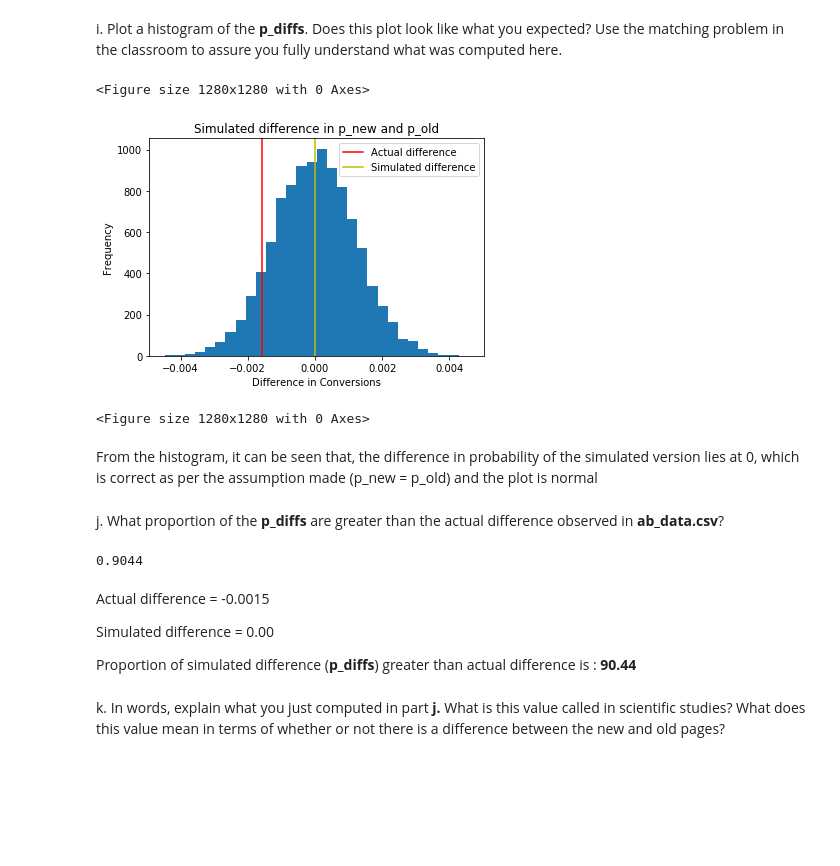
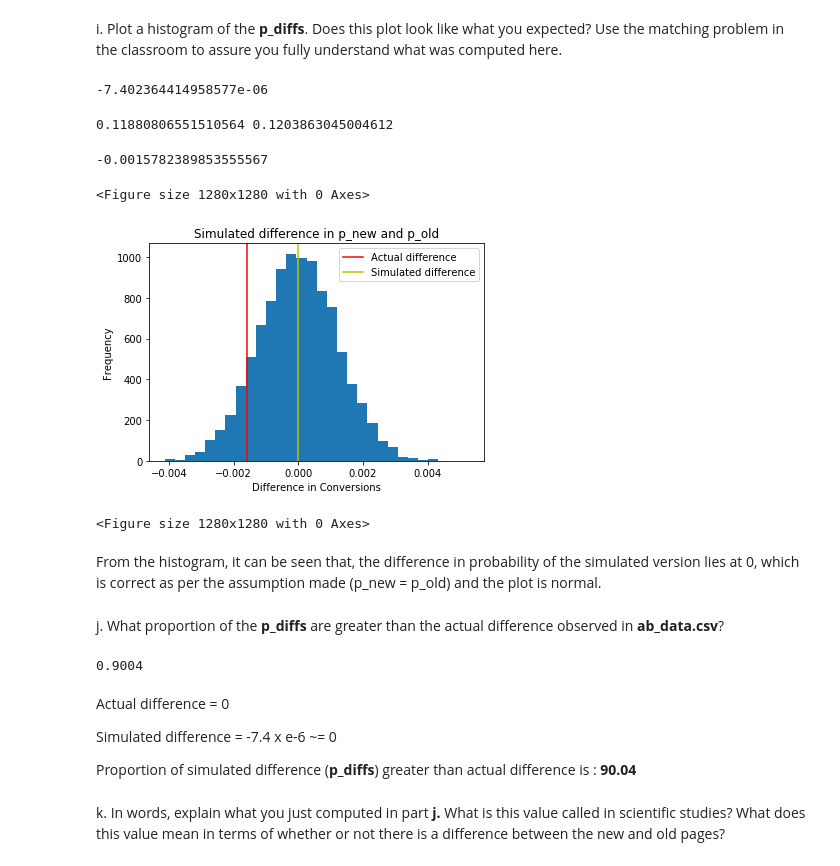
Before and after one commit to Agnesyane/AB_Testing_Udacity, a Jupyter notebook: Analyze_ab_test_results_notebook.ipynb, the cells around one changed output. Drawn from its saved outputs; the diff is of its cells as text; code cells hidden in the pictures; blank space fills up the shorter version.

```diff
--- a/Analyze_ab_test_results_notebook.ipynb
+++ b/Analyze_ab_test_results_notebook.ipynb
@@ -268,6 +270,6 @@ p_new
 # %% [markdown]
 b. What is the **convert rate** for $p_{old}$ under the null? <br><br>
 # %%
-p_old = df2.query('landing_page == "old_page"')['converted'].mean()
+p_old = df2['converted'].mean()
 p_old
 # %% [output]
@@ -341,42 +351,69 @@ h. Simulate 10,000 $p_{new}$ - $p_{old}$ values using this same process similarl
 #Simulating 10,000 times for new and old page conversions
 p_diffs = []
 for _ in range(10000):
-    new_page_converted_samples = np.random.choice([1,0], size=n_size, p=[p_mean, (1 - p_mean)])
-    old_page_converted_samples = np.random.choice([1,0], size=o_size, p=[p_mean, (1 - p_mean)])
+    new_page_converted_samples = np.random.choice([1,0], size=n_size, p=[p_new, (1 - p_new)])
+    old_page_converted_samples = np.random.choice([1,0], size=o_size, p=[p_old, (1 - p_old)])
     p_diffs.append(new_page_converted_samples.mean() - old_page_converted_samples.mean())
 # %% [markdown]
 i. Plot a histogram of the **p_diffs**.  Does this plot look like what you expected?  Use the matching problem in the classroom to assure you fully understand what was computed here.
 # %%
-p_diff_mean = np.array(p_diffs).mean()
+p_diff_mean = p_diffs.mean()
+# %%
+p_diff_mean
+# %% [output]
+-7.402364414958577e-06
+# %%
+#Calculating Actual difference
+
+gb = df2.groupby(['landing_page', 'converted']).count()
+
+np_c = gb.loc['new_page', 1][0]
+np_nc = gb.loc['new_page', 0][0]
+
+#p_new actual value
+p_new_actual = np_c / (np_c + np_nc)
+
+op_c = gb.loc['old_page', 1][0]
+op_nc = gb.loc['old_page', 0][0]
+
+#p_old actual value
+p_old_actual = op_c / (op_c + op_nc)
+
+print(p_new_actual, p_old_actual)
+
+p_diff_actual = p_new_actual - p_old_actual
+p_diff_actual
+# %% [output]
+0.11880806551510564 0.1203863045004612
+-0.0015782389853555567
 # %%
 plt.hist(p_diffs, bins=30)
 plt.title('Simulated difference in p_new and p_old')
 plt.xlabel('Difference in Conversions')
 plt.ylabel('Frequency')
-plt.axvline(x=(p_new - p_old), color='r', label='Actual difference')
+plt.axvline(x=(p_diff_actual), color='r', label='Actual difference')
 plt.axvline(x=p_diff_mean, color='y', label='Simulated difference')
 plt.legend()
 plt.figure(figsize=(20,20), dpi=64)
 # %% [output]
 <Figure size 1280x1280 with 0 Axes>
-[figure, old version]
+[figure, new version]
 <Figure size 1280x1280 with 0 Axes>
 # %% [markdown]
-From the histogram, it can be seen that, the difference in probability of the simulated version lies at 0, which is correct as per the assumption made (p_new = p_old) and the plot is normal
+From the histogram, it can be seen that, the difference in probability of the simulated version lies at 0, which is correct as per the assumption made (p_new = p_old) and the plot is normal.
 # %% [markdown]
 j. What proportion of the **p_diffs** are greater than the actual difference observed in **ab_data.csv**?
 # %%
-p_diffs = np.array(p_diffs)
-greater  = np.where( p_diffs > (p_new - p_old))
+greater  = np.where(p_diffs > (p_diff_actual))
 greater[0].size / p_diffs.size
 # %% [output]
-0.9044
+0.9004
 # %% [markdown]
-Actual difference = -0.0015
+Actual difference = 0
 
-Simulated difference = 0.00
+Simulated difference = -7.4 x e-6 ~= 0
 
-Proportion of simulated difference (**p_diffs**) greater than actual difference is : **90.44**
+Proportion of simulated difference (**p_diffs**) greater than actual difference is : **90.04**
 # %% [markdown]
 k. In words, explain what you just computed in part **j.**  What is this value called in scientific studies?  What does this value mean in terms of whether or not there is a difference between the new and old pages?
 # %% [markdown]
```
Also changed, not shown: parts of 17 cells of this notebook.
